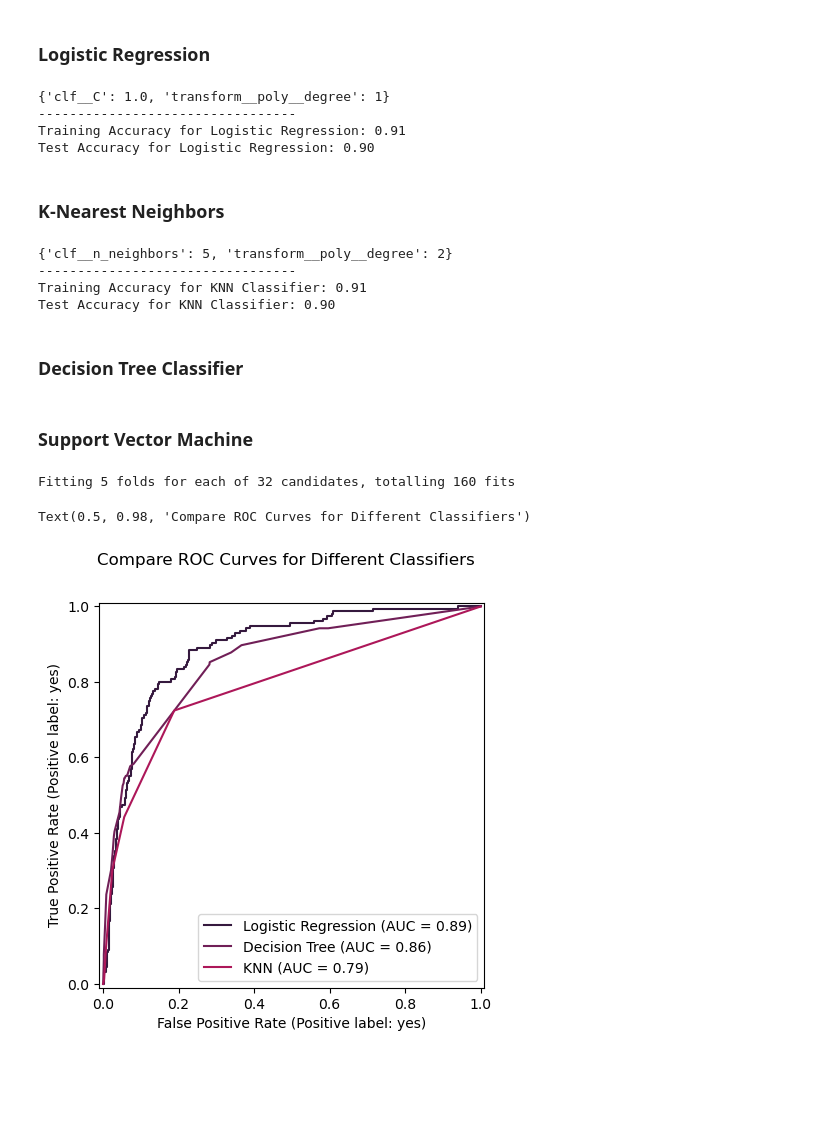
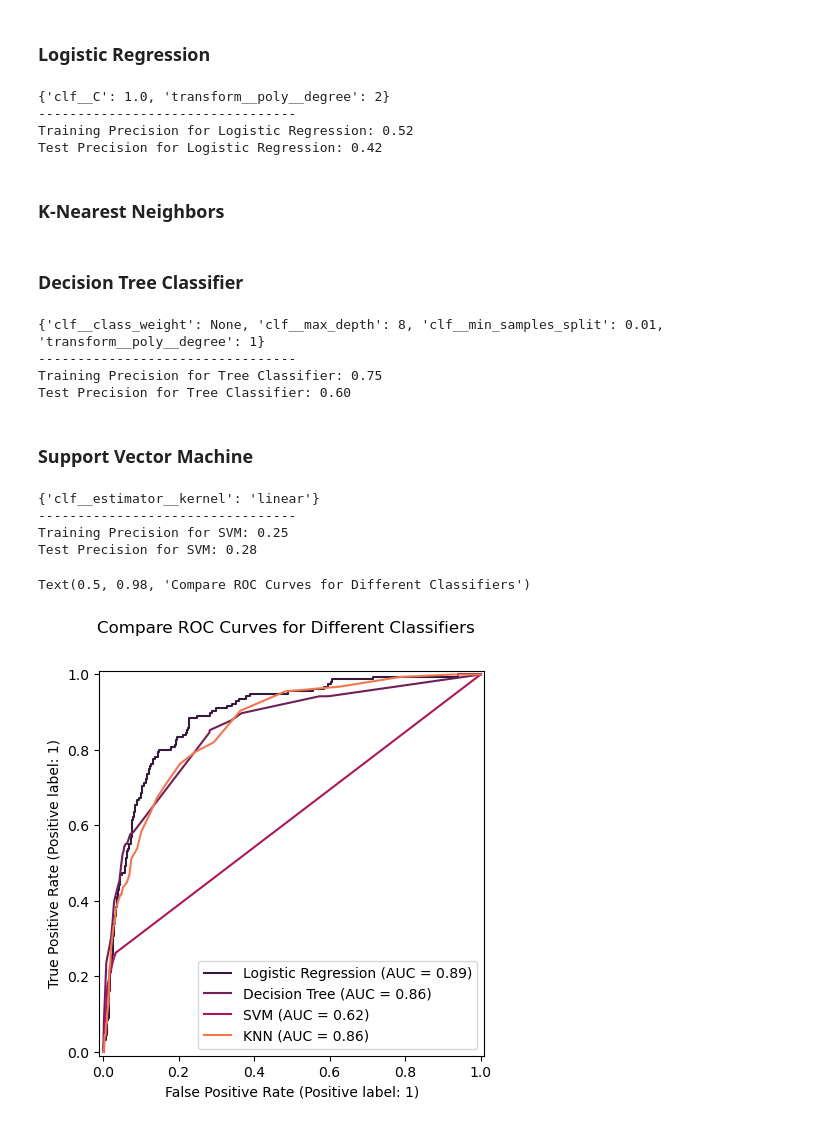
Before and after one commit to garimasc/bank_marketing, a Jupyter notebook: evaluate_classification.ipynb, the cells around one changed output. Drawn from its saved outputs; the diff is of its cells as text; code cells hidden in the pictures; blank space fills up the shorter version.

Commit message:
change scoring metric to F1 score

```diff
--- a/evaluate_classification.ipynb
+++ b/evaluate_classification.ipynb
@@ -68,21 +70,21 @@ logreg_pipe = Pipeline([
 ])
 
 param_grid = {'clf__C': [1/(10**pp) for pp in range(0,4)],
-              'transform__poly__degree': range(1,3)}
-logreg_grid = GridSearchCV(logreg_pipe, param_grid= param_grid, cv= 5).fit(X_train, y_train)
+              'transform__poly__degree': range(1,4)}
+logreg_grid = GridSearchCV(logreg_pipe, param_grid= param_grid, cv= 5, scoring= 'f1').fit(X_train, y_train)
 
 y_pred_logreg = logreg_grid.predict(X_test)
 
 print(logreg_grid.best_params_)
 print("---------------------------------")
 
-print(f"Training Accuracy for Logistic Regression: {logreg_grid.score(X_train, y_train):0.2f}")
-print(f"Test Accuracy for Logistic Regression: {logreg_grid.score(X_test, y_test):0.2f}")
+print(f"Training Precision for Logistic Regression: {logreg_grid.score(X_train, y_train):0.2f}")
+print(f"Test Precision for Logistic Regression: {logreg_grid.score(X_test, y_test):0.2f}")
 # %% [output]
-{'clf__C': 1.0, 'transform__poly__degree': 1}
+{'clf__C': 1.0, 'transform__poly__degree': 2}
 ---------------------------------
-Training Accuracy for Logistic Regression: 0.91
-Test Accuracy for Logistic Regression: 0.90
+Training Precision for Logistic Regression: 0.52
+Test Precision for Logistic Regression: 0.42
 # %% [markdown]
 ### K-Nearest Neighbors
 # %%
@@ -92,21 +94,17 @@ knn_pipe = Pipeline([
     ('clf', KNeighborsClassifier())
 ])
 
-param_grid = {'clf__n_neighbors': [2,5,10,20,50,100,200], 'transform__poly__degree': range(1,3)}
-knn_grid = GridSearchCV(knn_pipe, param_grid= param_grid, cv= 5).fit(X_train, y_train)
+param_grid = {'clf__n_neighbors': [2,5,10,20,50,100,200], 'clf__metric': ['minkowski', 'cosine'], 'clf__weights': ['uniform', 'distance'],
+              'transform__poly__degree': range(1,3)}
+knn_grid = GridSearchCV(knn_pipe, param_grid= param_grid, cv= 5, scoring= 'f1').fit(X_train, y_train)
 
 y_pred_knn = knn_grid.predict(X_test)
 
 print(knn_grid.best_params_)
 print("---------------------------------")
 
-print(f"Training Accuracy for KNN Classifier: {knn_grid.score(X_train, y_train):0.2f}")
-print(f"Test Accuracy for KNN Classifier: {knn_grid.score(X_test, y_test):0.2f}")
+print(f"Training Precision for KNN Classifier: {knn_grid.score(X_train, y_train):0.2f}")
+print(f"Test Precision for KNN Classifier: {knn_grid.score(X_test, y_test):0.2f}")
-# %% [output]
-{'clf__n_neighbors': 5, 'transform__poly__degree': 2}
----------------------------------
-Training Accuracy for KNN Classifier: 0.91
-Test Accuracy for KNN Classifier: 0.90
 # %% [markdown]
 ### Decision Tree Classifier
 # %%
@@ -115,48 +113,58 @@ tree_pipe = Pipeline([
     ('clf', DecisionTreeClassifier(random_state=0, criterion= 'entropy'))
 ])
 
-param_grid = {'clf__max_depth': range(2,22,2), 'clf__min_samples_split': [2, 0.01, 0.05, 0.1],
+param_grid = {'clf__max_depth': range(2,22,2), 'clf__min_samples_split': [2, 0.005, 0.01, 0.05, 0.1],
               'clf__class_weight': [None, 'balanced'],
               'transform__poly__degree': range(1,3)}
-tree_grid = GridSearchCV(tree_pipe, param_grid= param_grid, cv= 5).fit(X_train, y_train)
+tree_grid = GridSearchCV(tree_pipe, param_grid= param_grid, cv= 5, scoring= 'f1').fit(X_train, y_train)
 
 y_pred_tree = tree_grid.predict(X_test)
 
 print(tree_grid.best_params_)
 print("---------------------------------")
 
-print(f"Training Accuracy for Tree Classifier: {tree_grid.score(X_train, y_train):0.2f}")
-print(f"Test Accuracy for Tree Classifier: {tree_grid.score(X_test, y_test):0.2f}")
+print(f"Training Precision for Tree Classifier: {tree_grid.score(X_train, y_train):0.2f}")
+print(f"Test Precision for Tree Classifier: {tree_grid.score(X_test, y_test):0.2f}")
+# %% [output]
+{'clf__class_weight': None, 'clf__max_depth': 8, 'clf__min_samples_split': 0.01, 'transform__poly__degree': 1}
+---------------------------------
+Training Precision for Tree Classifier: 0.75
+Test Precision for Tree Classifier: 0.60
 # %% [markdown]
 ### Support Vector Machine
 # %%
 svm_pipe = Pipeline([
     ('transform', col_transform),
-    ('clf', estimator=SVC())
+    ('selector', RFE(LogisticRegression(), n_features_to_select= 40)),
+    ('clf', BaggingClassifier(estimator=SVC(kernel= 'linear'), max_samples= 1000, n_estimators= 10))
 ])
 
-param_grid = {'clf__estimator__kernel': ['linear', 'poly', 'rbf', 'sigmoid'], 'clf__estimator__C': [1/(10**pp) for pp in range(0,4)],
-              'clf__estimator__class_weight': [None, 'balanced']}
-svm_grid = GridSearchCV(svm_pipe, param_grid= param_grid, cv= 5, verbose= 3).fit(X_train, y_train)
+param_grid = {'clf__estimator__kernel': ['linear', 'rbf', 'sigmoid']}
+svm_grid = GridSearchCV(svm_pipe, param_grid= param_grid, cv= 5, scoring= 'f1').fit(X_train, y_train)
 
 y_pred_svm = svm_grid.predict(X_test)
 
 print(svm_grid.best_params_)
 print("---------------------------------")
 
-print(f"Training Accuracy for SVM: {svm_grid.score(X_train, y_train):0.2f}")
-print(f"Test Accuracy for SVM: {svm_grid.score(X_test, y_test):0.2f}")
+print(f"Training Precision for SVM: {svm_grid.score(X_train, y_train):0.2f}")
+print(f"Test Precision for SVM: {svm_grid.score(X_test, y_test):0.2f}")
 # %% [output]
-Fitting 5 folds for each of 32 candidates, totalling 160 fits
+{'clf__estimator__kernel': 'linear'}
+---------------------------------
+Training Precision for SVM: 0.25
+Test Precision for SVM: 0.28
 # %%
 colors = sns.color_palette('rocket')
 
 fig,ax = plt.subplots(figsize= (5,5))
 RocCurveDisplay.from_estimator(logreg_grid, X_test, y_test, name= "Logistic Regression", ax= ax, color= colors[0])
 RocCurveDisplay.from_estimator(tree_grid, X_test, y_test, name= "Decision Tree", ax= ax, color= colors[1])
-RocCurveDisplay.from_estimator(knn_grid, X_test, y_test, name= "KNN", ax= ax, color= colors[2])
+RocCurveDisplay.from_estimator(svm_grid, X_test, y_test, name= "SVM", ax= ax, color= colors[2])
+RocCurveDisplay.from_estimator(knn_grid, X_test, y_test, name= "KNN", ax= ax, color= colors[4])
+
 
 plt.suptitle("Compare ROC Curves for Different Classifiers")
 # %% [output]
 Text(0.5, 0.98, 'Compare ROC Curves for Different Classifiers')
-[figure, old version]
+[figure, new version]
```
Also changed, not shown: parts of 4 cells of this notebook.
